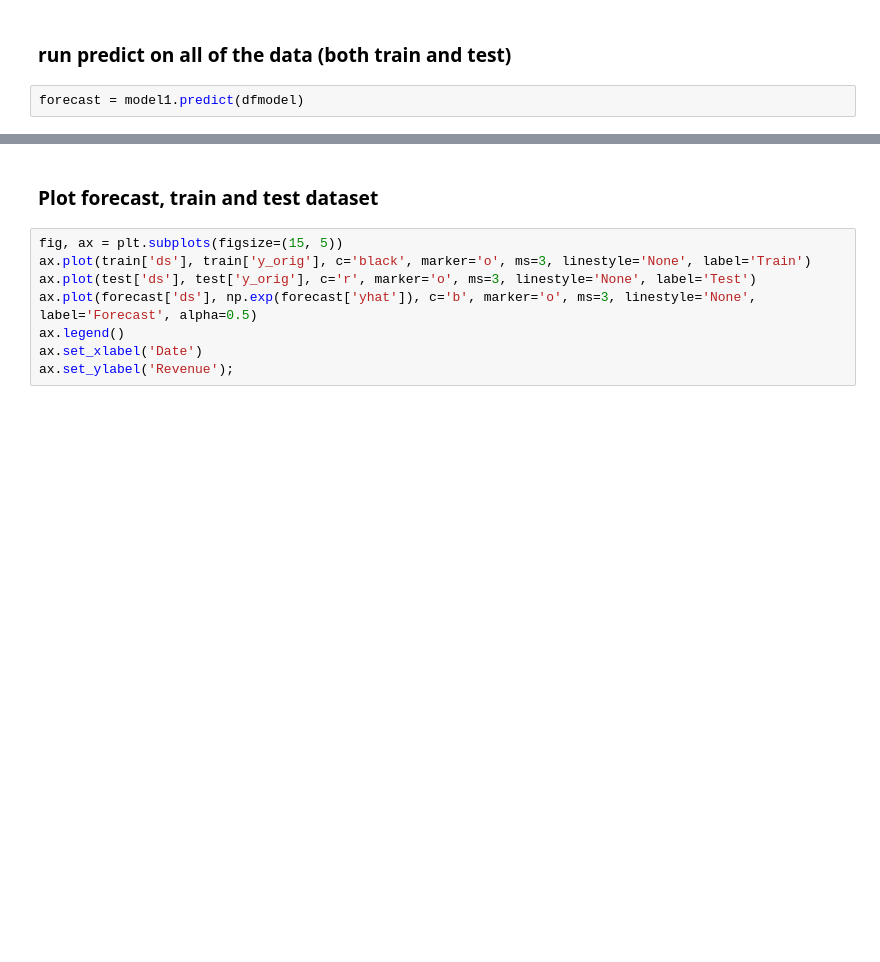
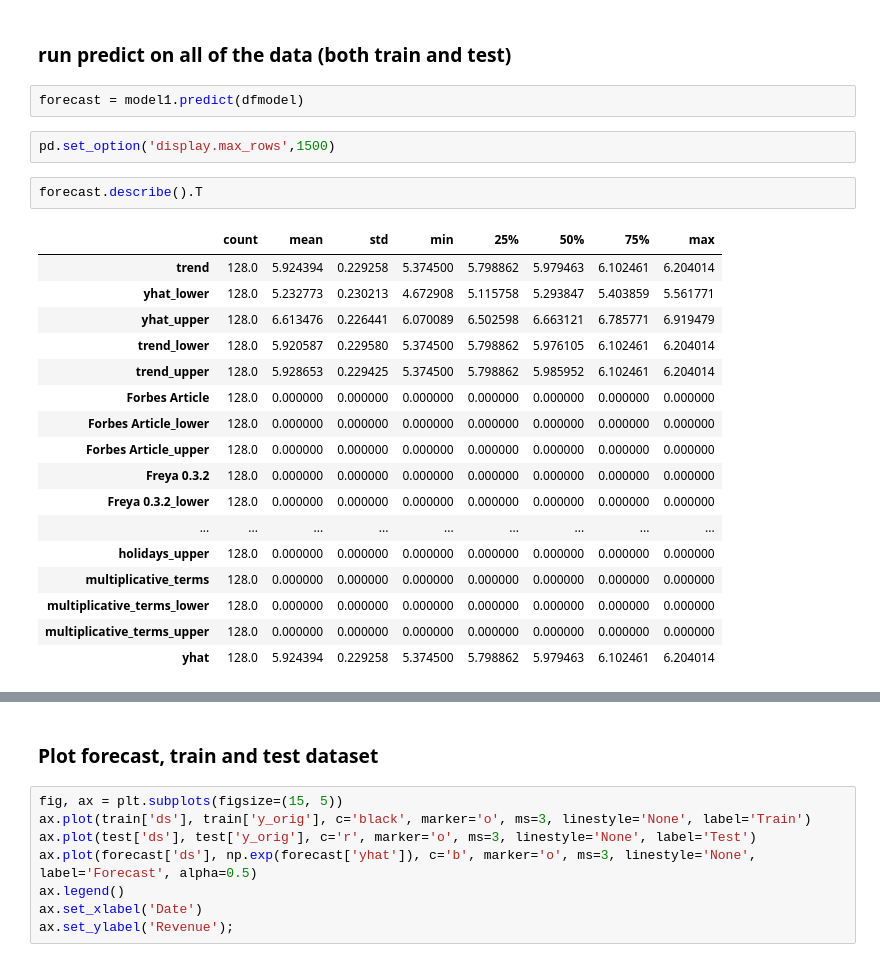
Before and after one commit to NancyKecso/Springboard, a Jupyter notebook: Capstone 3 elementary OS revenue projection/Capstone 3 - Step 4 Preprocessing and Step 5 Modeling.ipynb, the cells around one changed output, grey strips where cells are left out. Saved outputs shown, nothing was run; the diff lists cells and outputs as text; blank space fills up the shorter version.

```diff
--- a/Capstone 3 elementary OS revenue projection/Capstone 3 - Step 4 Preprocessing and Step 5 Modeling.ipynb
+++ b/Capstone 3 elementary OS revenue projection/Capstone 3 - Step 4 Preprocessing and Step 5 Modeling.ipynb
@@ -160,6 +183,28 @@ model1.fit(train)
 ### run predict on all of the data (both train and test)
 # %%
 forecast = model1.predict(dfmodel)
+# %%
+pd.set_option('display.max_rows',1500)
+# %%
+forecast.describe().T
+# %% [output]
+|  | count | mean | std | min | 25% | 50% | 75% | max |
+| trend | 128.0 | 5.924394 | 0.229258 | 5.374500 | 5.798862 | 5.979463 | 6.102461 | 6.204014 |
+| yhat_lower | 128.0 | 5.232773 | 0.230213 | 4.672908 | 5.115758 | 5.293847 | 5.403859 | 5.561771 |
+| yhat_upper | 128.0 | 6.613476 | 0.226441 | 6.070089 | 6.502598 | 6.663121 | 6.785771 | 6.919479 |
+| trend_lower | 128.0 | 5.920587 | 0.229580 | 5.374500 | 5.798862 | 5.976105 | 6.102461 | 6.204014 |
+| trend_upper | 128.0 | 5.928653 | 0.229425 | 5.374500 | 5.798862 | 5.985952 | 6.102461 | 6.204014 |
+| Forbes Article | 128.0 | 0.000000 | 0.000000 | 0.000000 | 0.000000 | 0.000000 | 0.000000 | 0.000000 |
+| Forbes Article_lower | 128.0 | 0.000000 | 0.000000 | 0.000000 | 0.000000 | 0.000000 | 0.000000 | 0.000000 |
+| Forbes Article_upper | 128.0 | 0.000000 | 0.000000 | 0.000000 | 0.000000 | 0.000000 | 0.000000 | 0.000000 |
+| Freya 0.3.2 | 128.0 | 0.000000 | 0.000000 | 0.000000 | 0.000000 | 0.000000 | 0.000000 | 0.000000 |
+| Freya 0.3.2_lower | 128.0 | 0.000000 | 0.000000 | 0.000000 | 0.000000 | 0.000000 | 0.000000 | 0.000000 |
+| ... | ... | ... | ... | ... | ... | ... | ... | ... |
+| holidays_upper | 128.0 | 0.000000 | 0.000000 | 0.000000 | 0.000000 | 0.000000 | 0.000000 | 0.000000 |
+| multiplicative_terms | 128.0 | 0.000000 | 0.000000 | 0.000000 | 0.000000 | 0.000000 | 0.000000 | 0.000000 |
+| multiplicative_terms_lower | 128.0 | 0.000000 | 0.000000 | 0.000000 | 0.000000 | 0.000000 | 0.000000 | 0.000000 |
+| multiplicative_terms_upper | 128.0 | 0.000000 | 0.000000 | 0.000000 | 0.000000 | 0.000000 | 0.000000 | 0.000000 |
+| yhat | 128.0 | 5.924394 | 0.229258 | 5.374500 | 5.798862 | 5.979463 | 6.102461 | 6.204014 |
 # %%
 # plot outcomes
 model1.plot_components(forecast)
```
Also changed, not shown: parts of 15 cells of this notebook, 7 other files.
